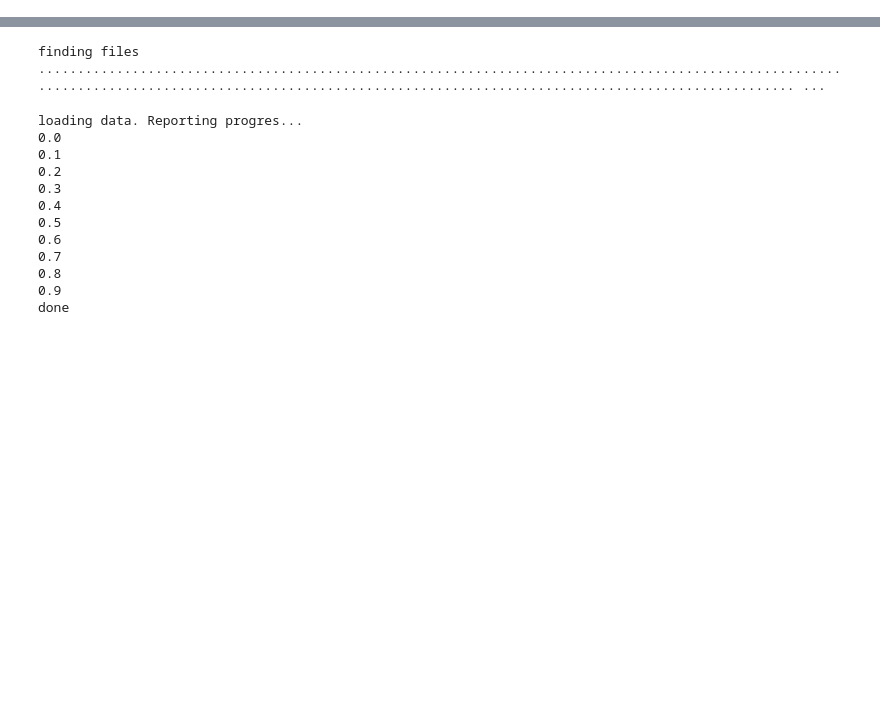
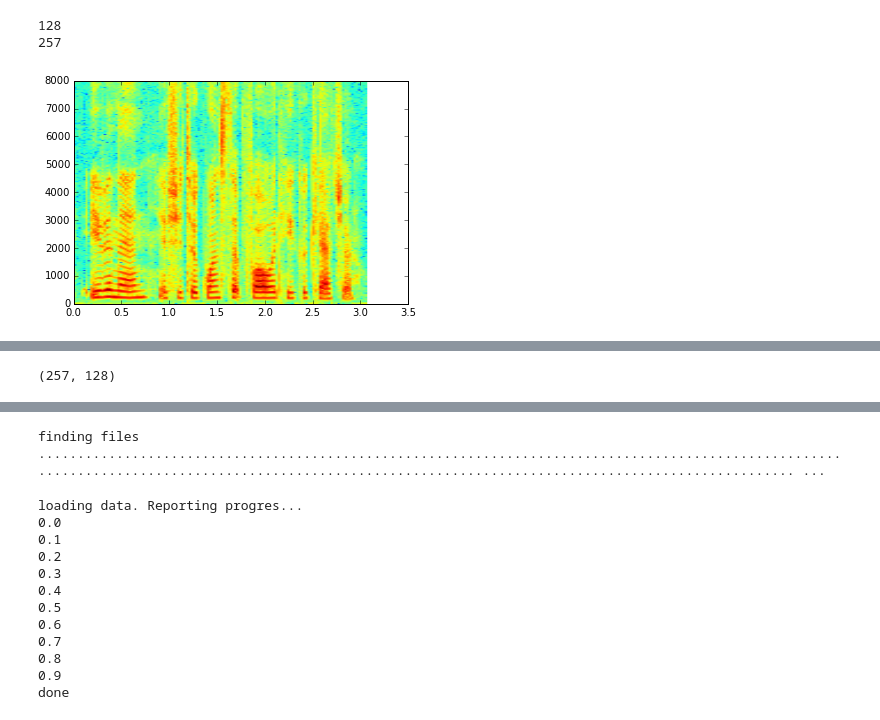
Before and after one commit to AndreasMadsen/course-02460, a Jupyter notebook: demo.ipynb, the cells around one changed output, grey strips where cells are left out. Saved outputs shown, nothing was run; the diff lists cells and outputs as text; code cells hidden in the pictures; blank space fills up the shorter version.

```diff
--- a/demo.ipynb
+++ b/demo.ipynb
@@ -39,3 +40,18 @@ def wavPlayer(filepath):
     </body>
     """%(filepath)
     display(HTML(src))
+# %%
+[framerate,sound]=wavfile.read("SI1027_.wav")
+#(spectrum, freqs, t, im)=specgram(sound,NFFT=256,Fs=256)
+#print(np.max(spectrum))
+(spectrum, freqs, t, im)=specgram(sound,NFFT=512,Fs=16000)
+print(len(t))
+print(len(freqs))
+#print(np.max(spectrum))
+plt.show()
+wavPlayer("SI1027_.wav")
+np.shape(spectrum)
+# %% [output]
+128
+257
+[figure, added]
@@ -42 +59,2 @@ def wavPlayer(filepath):
+(257, 128)
 # %%
```
Also changed, not shown: parts of 26 cells of this notebook.
